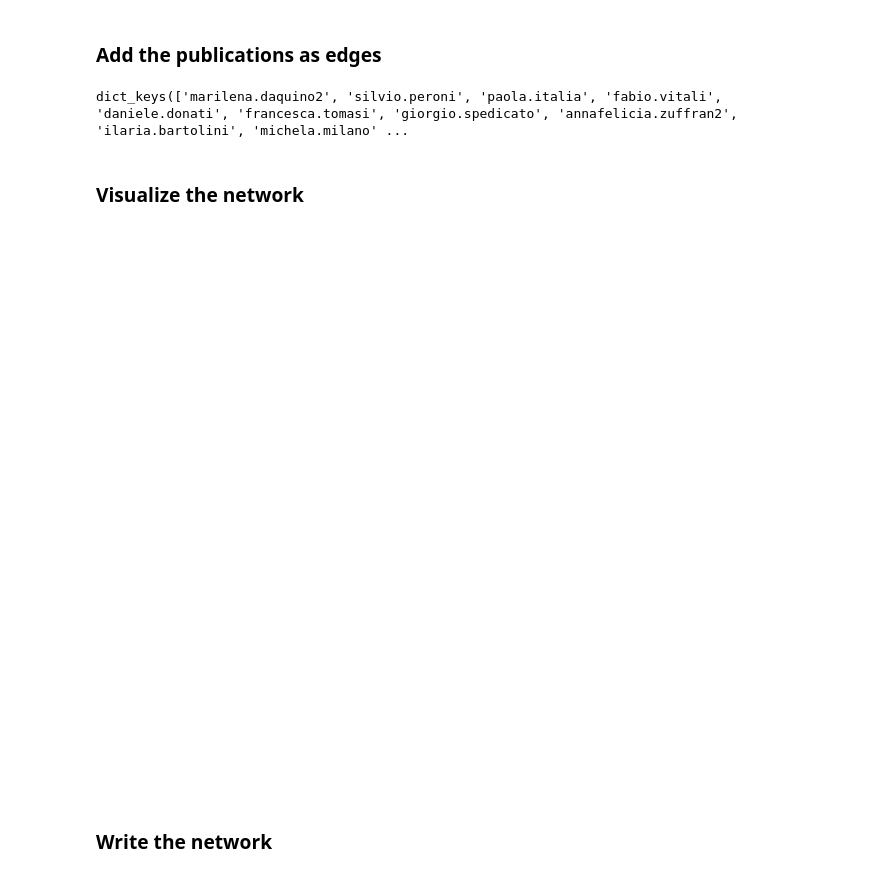
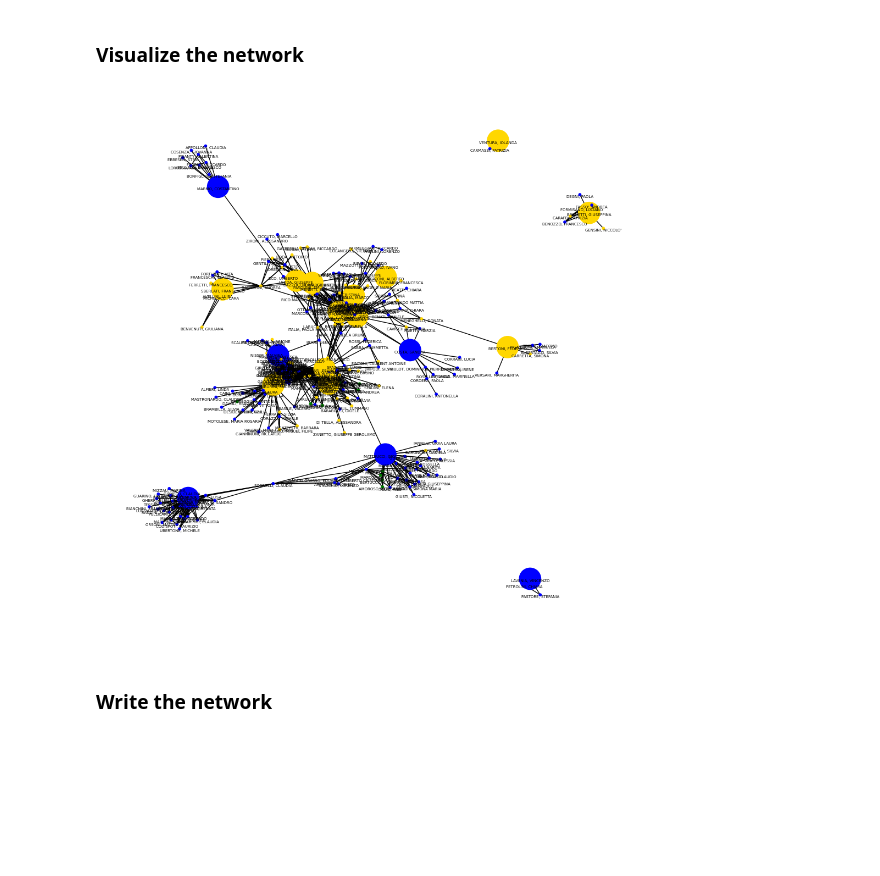
Before and after one commit to leonardozilli/DHDK_ProfessorsNetwork, a Jupyter notebook: notebooks/build_network.ipynb, the cells around one changed output. Saved outputs shown, nothing was run; the diff lists cells and outputs as text; code cells hidden in the pictures; blank space fills up the shorter version.

```diff
--- a/notebooks/build_network.ipynb
+++ b/notebooks/build_network.ipynb
@@ -6,4 +6,6 @@ import networkx as nx
 from pprint import pprint
 import matplotlib.pyplot as plt
 from itertools import combinations
+# %%
+target = "it" #dhdk - cs - it
 # %%
@@ -23,10 +26,18 @@ G = nx.Graph()
+# %%
+top_19_authors = sorted([(key, len(value.get("Publications", {}))) for key, value in publications.items()], key=lambda x: x[1], reverse=True)[:19]
+names = [(author, publications[author]['Nome']) for author, _ in top_19_authors]
 # %%
-for prof in publications:
-    for link in publications[prof]['Publications']:
-        for author, coauthor in combinations(publications[prof]['Publications'][link]['internalAuthor'], 2):
+for prof, _ in top_19_authors:
+    for publication in publications[prof]['Publications']:
+        for author in publications[prof]['Publications'][publication]['internalAuthor']:
+            if authors[author]['Nome completo'] not in G.nodes:
+                G.add_node(authors[author]['Nome completo'], affiliation=authors[author]['Afferenza'])
+        for author, coauthor in combinations(publications[prof]['Publications'][publication]['internalAuthor'], 2):
             if G.has_edge(authors[author]['Nome completo'], authors[coauthor]['Nome completo']):
                 G[authors[author]['Nome completo']][authors[coauthor]['Nome completo']]['weight'] += 1
-                G[authors[author]['Nome completo']][authors[coauthor]['Nome completo']]['publications'].append(link)
+                G[authors[author]['Nome completo']][authors[coauthor]['Nome completo']]['publications'].append(publication)
             else:
-                G.add_edge(authors[author]['Nome completo'], authors[coauthor]['Nome completo'], weight=1, publications=[link])
+                G.add_edge(authors[author]['Nome completo'], authors[coauthor]['Nome completo'], weight=1, publications=[publication])
+
+print(G)
 # %% [output]
@@ -52,42 +45,35 @@ ekaterina.baskakova2
-# %% [markdown]
-### Add the publications as edges
-# %%
-publications.keys()
-# %% [output]
-dict_keys(['marilena.daquino2', 'silvio.peroni', 'paola.italia', 'fabio.vitali', 'daniele.donati', 'francesca.tomasi', 'giorgio.spedicato', 'annafelicia.zuffran2', 'ilaria.bartolini', 'michela.milano' ...
 # %% [markdown]
 ### Visualize the network
 # %%
 color_palette = {
     'DIPARTIMENTO DI FILOLOGIA CLASSICA E ITALIANISTICA': 'gold',
     'DIPARTIMENTO DI INFORMATICA - SCIENZA E INGEGNERIA': 'green',
 }
-
 
 bbox_props = {
     'boxstyle': 'round',
     'facecolor': 'white',
     'edgecolor': 'black',
     'linewidth': 1,
     'pad': 0.5,
     'alpha': 1,
 }
 
 pos = nx.spring_layout(G, iterations=30)
 plt.figure(figsize=(10,10))
 nx.draw(G,
         pos,
         node_color=[color_palette[node[1]['affiliation']] if color_palette.get(node[1]['affiliation']) else 'blue' for node in G.nodes(data=True)],
-        node_size = [800 if node[0] in list else 10 for node in G.nodes(data=True)],)
+        node_size = [800 if node[0] in [t[1] for t in names] else 10 for node in G.nodes(data=True)]),
 for node, data in G.nodes(data=True):
-    if node in list:
+    if node in names:
         nx.draw_networkx_labels(G, pos, labels={node: node}, font_size=12, font_color='black', verticalalignment='top', bbox=bbox_props)
     else:
         nx.draw_networkx_labels(G, pos, labels={node: node}, font_size=5, font_color='black', verticalalignment='top')
 
 plt.show()
 # %% [output]
-[figure, old version]
+[figure, new version]
 # %% [markdown]
 ### Write the network
 # %%
```
Also changed, not shown: parts of 6 cells of this notebook, 12 other files.
